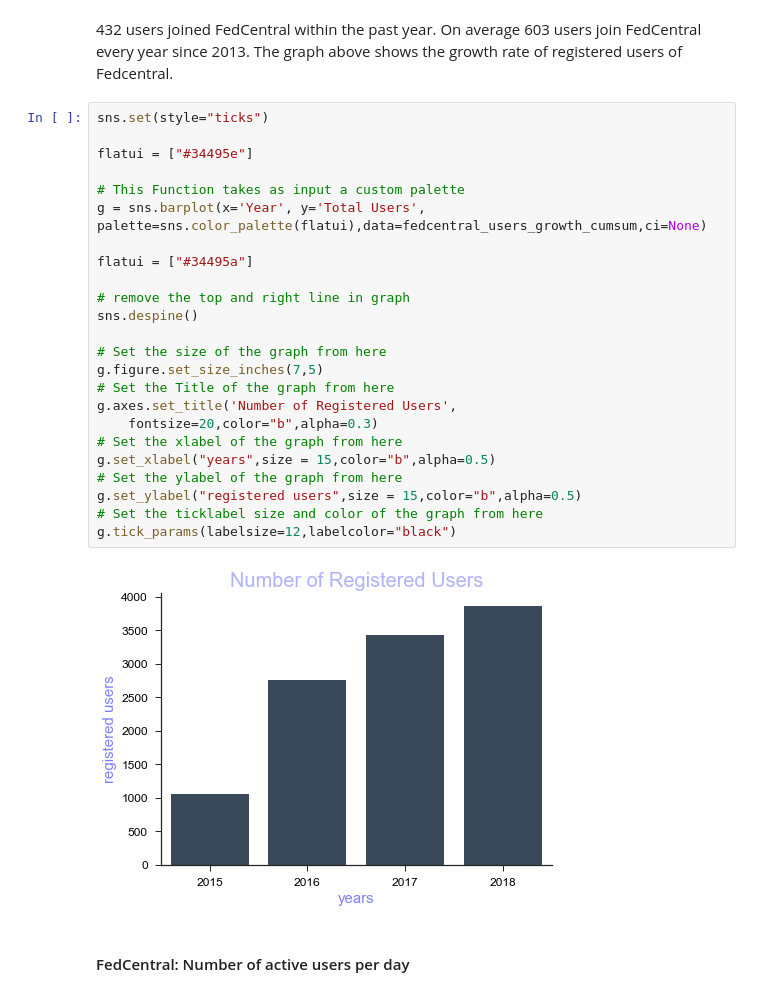
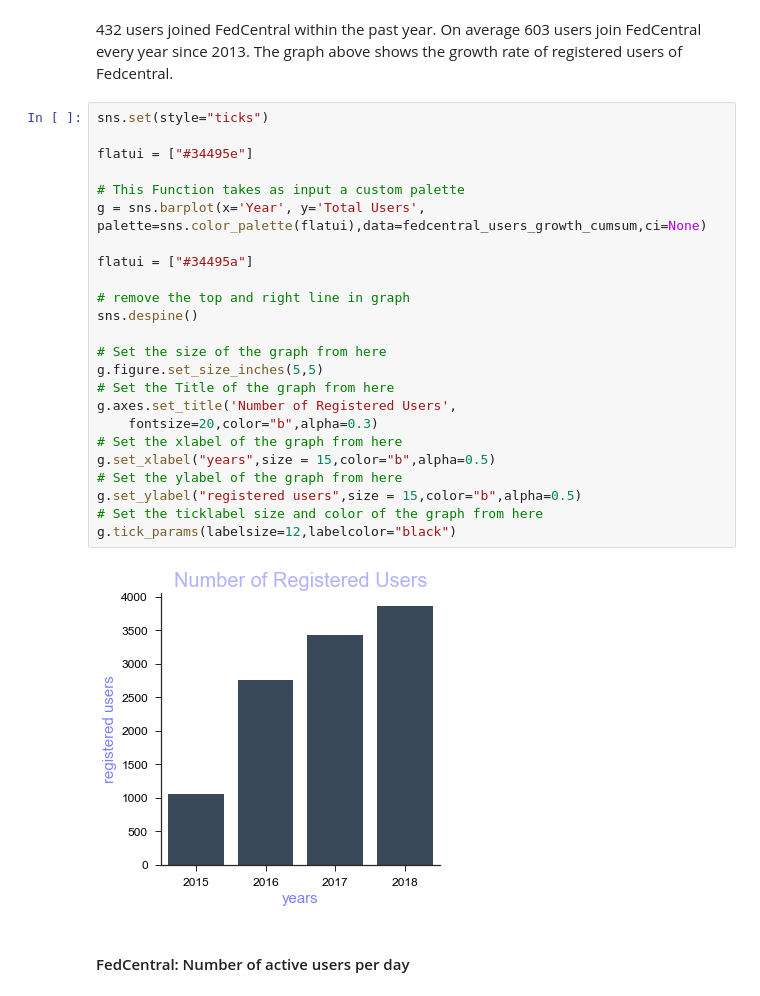
Before and after one commit to olga0503/DATA602hw1, a Jupyter notebook: FedCentral Analytics .ipynb, the cells around one changed output. Saved outputs shown, nothing was run; the diff lists cells and outputs as text.

```diff
--- a/FedCentral Analytics .ipynb
+++ b/FedCentral Analytics .ipynb
@@ -96,29 +96,29 @@ fedcentral_users_growth_cumsum[['Year','# New Users','Total Users','% change']]
 # %%
 sns.set(style="ticks")
 
 flatui = ["#34495e"]
 
 # This Function takes as input a custom palette
 g = sns.barplot(x='Year', y='Total Users', palette=sns.color_palette(flatui),data=fedcentral_users_growth_cumsum,ci=None)
 
 flatui = ["#34495a"]
 
 # remove the top and right line in graph
 sns.despine()
 
 # Set the size of the graph from here
-g.figure.set_size_inches(7,5)
+g.figure.set_size_inches(5,5)
 # Set the Title of the graph from here
 g.axes.set_title('Number of Registered Users',
     fontsize=20,color="b",alpha=0.3)
 # Set the xlabel of the graph from here
 g.set_xlabel("years",size = 15,color="b",alpha=0.5)
 # Set the ylabel of the graph from here
 g.set_ylabel("registered users",size = 15,color="b",alpha=0.5)
 # Set the ticklabel size and color of the graph from here
 g.tick_params(labelsize=12,labelcolor="black")
 # %% [output]
-[figure, old version]
+[figure, new version]
 # %% [markdown]
 #### FedCentral: Number of active users per day
 # %%
```
Also changed, not shown: parts of 8 cells of this notebook.
